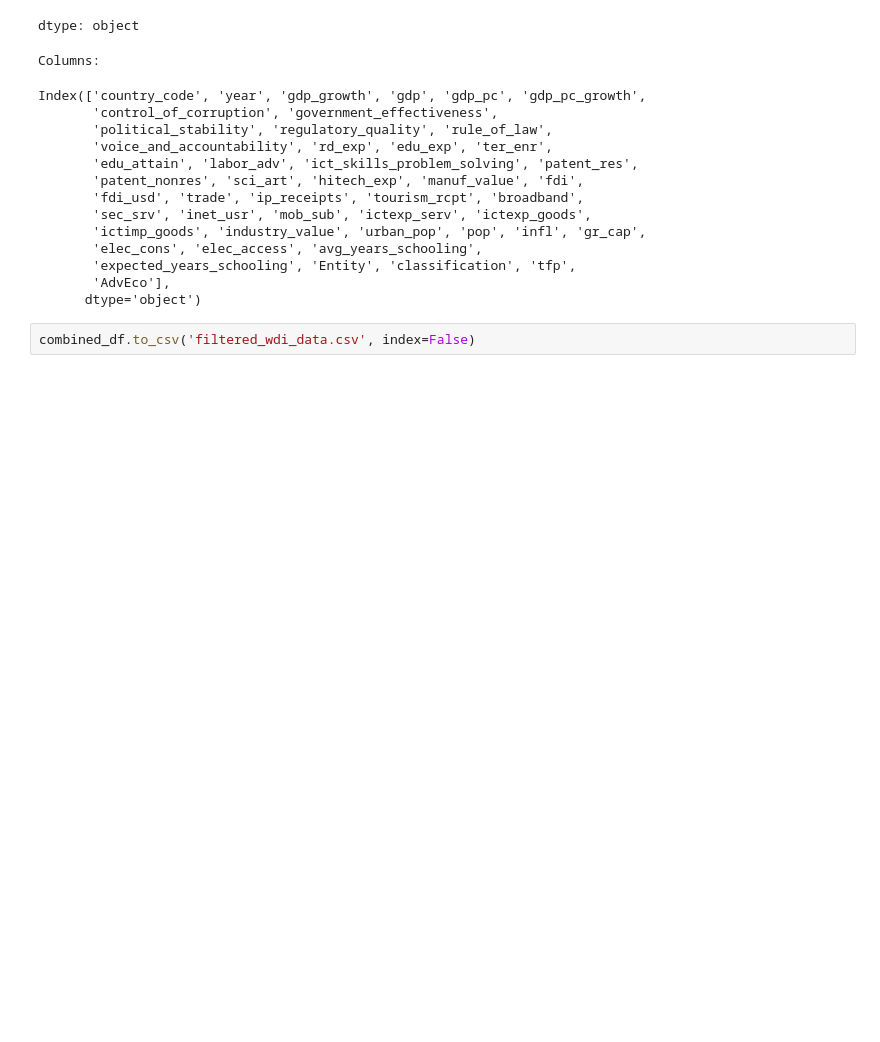
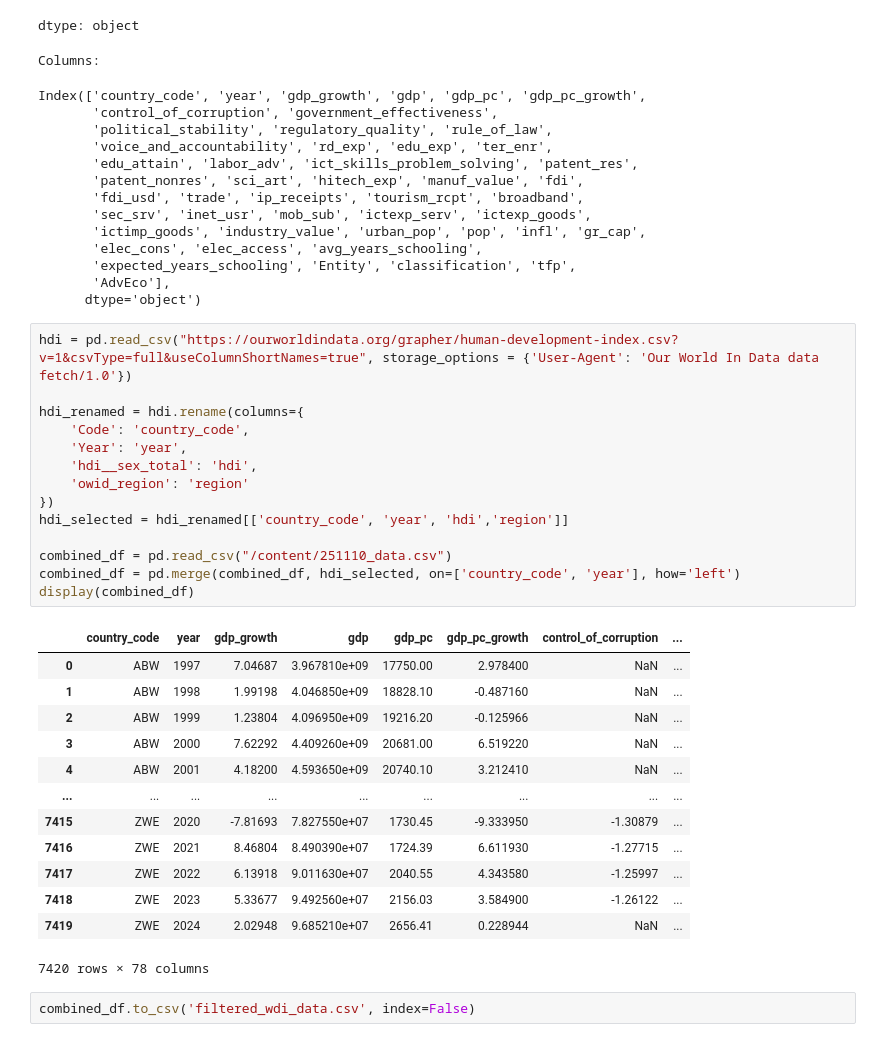
Before and after one commit to AnhQuocVo/ML-for-Research-Paper, a Jupyter notebook: Get_Data_API_WDI.ipynb, the cells around one changed output. Cells and saved outputs as stored; diff of their text form; blank space fills up the shorter version.

```diff
--- a/Get_Data_API_WDI.ipynb
+++ b/Get_Data_API_WDI.ipynb
@@ -737,6 +737,34 @@ Index(['country_code', 'year', 'gdp_growth', 'gdp', 'gdp_pc', 'gdp_pc_growth',
        'expected_years_schooling', 'Entity', 'classification', 'tfp',
        'AdvEco'],
       dtype='object')
+# %%
+hdi = pd.read_csv("https://ourworldindata.org/grapher/human-development-index.csv?v=1&csvType=full&useColumnShortNames=true", storage_options = {'User-Agent': 'Our World In Data data fetch/1.0'})
+
+hdi_renamed = hdi.rename(columns={
+    'Code': 'country_code',
+    'Year': 'year',
+    'hdi__sex_total': 'hdi',
+    'owid_region': 'region'
+})
+hdi_selected = hdi_renamed[['country_code', 'year', 'hdi','region']]
+
+combined_df = pd.read_csv("/content/251110_data.csv")
+combined_df = pd.merge(combined_df, hdi_selected, on=['country_code', 'year'], how='left')
+display(combined_df)
+# %% [output]
+|  | country_code | year | gdp_growth | gdp | gdp_pc | gdp_pc_growth | control_of_corruption | ... |
+| 0 | ABW | 1997 | 7.04687 | 3.967810e+09 | 17750.00 | 2.978400 | NaN | ... |
+| 1 | ABW | 1998 | 1.99198 | 4.046850e+09 | 18828.10 | -0.487160 | NaN | ... |
+| 2 | ABW | 1999 | 1.23804 | 4.096950e+09 | 19216.20 | -0.125966 | NaN | ... |
+| 3 | ABW | 2000 | 7.62292 | 4.409260e+09 | 20681.00 | 6.519220 | NaN | ... |
+| 4 | ABW | 2001 | 4.18200 | 4.593650e+09 | 20740.10 | 3.212410 | NaN | ... |
+| ... | ... | ... | ... | ... | ... | ... | ... | ... |
+| 7415 | ZWE | 2020 | -7.81693 | 7.827550e+07 | 1730.45 | -9.333950 | -1.30879 | ... |
+| 7416 | ZWE | 2021 | 8.46804 | 8.490390e+07 | 1724.39 | 6.611930 | -1.27715 | ... |
+| 7417 | ZWE | 2022 | 6.13918 | 9.011630e+07 | 2040.55 | 4.343580 | -1.25997 | ... |
+| 7418 | ZWE | 2023 | 5.33677 | 9.492560e+07 | 2156.03 | 3.584900 | -1.26122 | ... |
+| 7419 | ZWE | 2024 | 2.02948 | 9.685210e+07 | 2656.41 | 0.228944 | NaN | ... |
+7420 rows × 78 columns
 # %%
 combined_df.to_csv('filtered_wdi_data.csv', index=False)
 # %%
```
Also changed, not shown: parts of 1 cell of this notebook.
